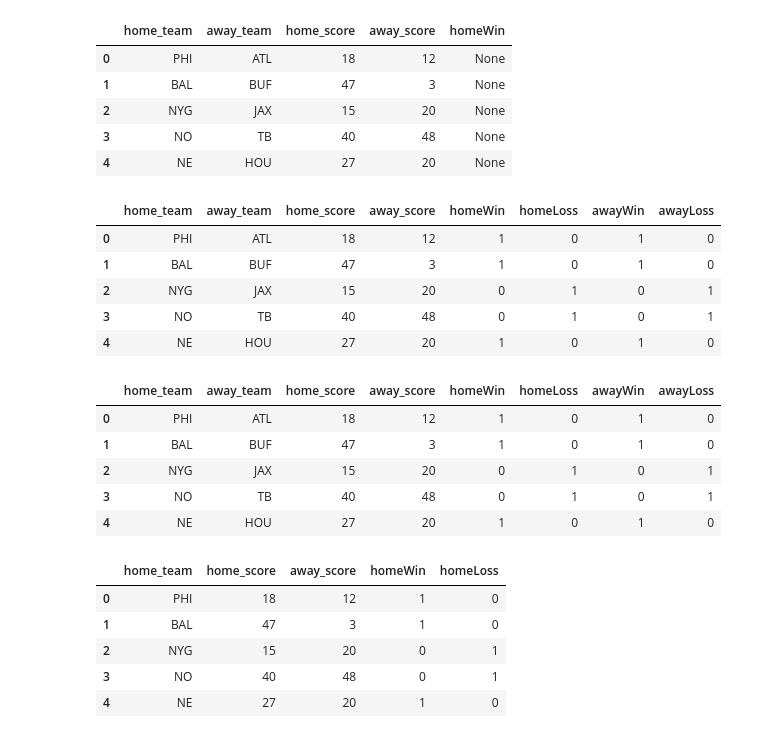
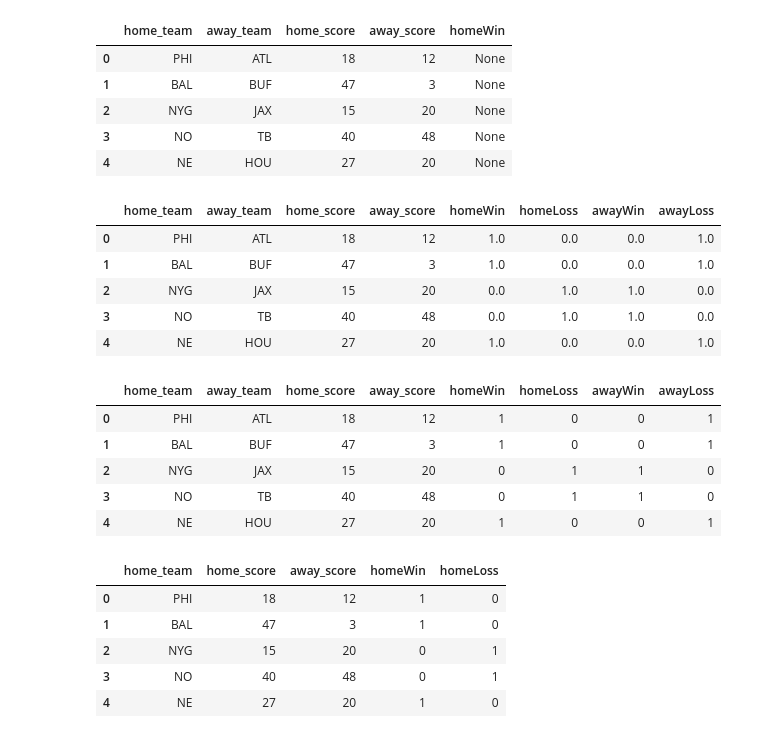
Before and after one commit to Mattyapolis/NFL-Home-Away-Analysis-, a Jupyter notebook: Home Score.ipynb, the cells around one changed output. Drawn from its saved outputs; the diff is of its cells as text; code cells hidden in the pictures.

```diff
--- a/Home Score.ipynb
+++ b/Home Score.ipynb
@@ -18,26 +18,38 @@ cleanDF2.head()
 # %%
 #generate a variable counting wins and losses for home and away teams
 
+#homeWin = home_team winning at home = 1
 cleanDF2.loc[cleanDF2['home_score'] > cleanDF2['away_score'], 'homeWin'] = 1
+#homeWin = home_team losing at home = 0
 cleanDF2.loc[cleanDF2['home_score'] < cleanDF2['away_score'], 'homeWin'] = 0
-cleanDF2.loc[cleanDF2['home_score'] == cleanDF2['away_score'], 'homeWin'] = 0
+#homeWin = home_team tieing at home = 0.5
+cleanDF2.loc[cleanDF2['home_score'] == cleanDF2['away_score'], 'homeWin'] = 0.5
+#homeLoss = home_team losing at home = 1
 cleanDF2.loc[cleanDF2['home_score'] < cleanDF2['away_score'], 'homeLoss'] = 1
+#homeLoss = home_team winning at home = 0
 cleanDF2.loc[cleanDF2['home_score'] > cleanDF2['away_score'], 'homeLoss'] = 0
-cleanDF2.loc[cleanDF2['home_score'] == cleanDF2['away_score'], 'homeLoss'] = 0
-cleanDF2.loc[cleanDF2['home_score'] > cleanDF2['away_score'], 'awayWin'] = 1
-cleanDF2.loc[cleanDF2['home_score'] < cleanDF2['away_score'], 'awayWin'] = 0
-cleanDF2.loc[cleanDF2['home_score'] == cleanDF2['away_score'], 'awayWin'] = 0
-cleanDF2.loc[cleanDF2['home_score'] < cleanDF2['away_score'], 'awayLoss'] = 1
-cleanDF2.loc[cleanDF2['home_score'] > cleanDF2['away_score'], 'awayLoss'] = 0
-cleanDF2.loc[cleanDF2['home_score'] == cleanDF2['away_score'], 'awayLoss'] = 0
+#homeLoss = home_team tieing at home = 0.5
+cleanDF2.loc[cleanDF2['home_score'] == cleanDF2['away_score'], 'homeLoss'] = 0.5
+#awayWin = away_team losing away = 0
+cleanDF2.loc[cleanDF2['home_score'] > cleanDF2['away_score'], 'awayWin'] = 0
+#awayWin = away_team winning away = 1
+cleanDF2.loc[cleanDF2['home_score'] < cleanDF2['away_score'], 'awayWin'] = 1
+#awayWin = away_team tieing away = 0.5
+cleanDF2.loc[cleanDF2['home_score'] == cleanDF2['away_score'], 'awayWin'] = 0.5
+#awayloss = away_team winning away = 0
+cleanDF2.loc[cleanDF2['home_score'] < cleanDF2['away_score'], 'awayLoss'] = 0
+#awayloss = away_team losing away = 1
+cleanDF2.loc[cleanDF2['home_score'] > cleanDF2['away_score'], 'awayLoss'] = 1
+#awayloss = away_team tieing away = 0.5
+cleanDF2.loc[cleanDF2['home_score'] == cleanDF2['away_score'], 'awayLoss'] = 0.5
 cleanDF2.head()
 # %% [output]
 |  | home_team | away_team | home_score | away_score | homeWin | homeLoss | awayWin | awayLoss |
-| 0 | PHI | ATL | 18 | 12 | 1 | 0 | 1 | 0 |
-| 1 | BAL | BUF | 47 | 3 | 1 | 0 | 1 | 0 |
-| 2 | NYG | JAX | 15 | 20 | 0 | 1 | 0 | 1 |
-| 3 | NO | TB | 40 | 48 | 0 | 1 | 0 | 1 |
-| 4 | NE | HOU | 27 | 20 | 1 | 0 | 1 | 0 |
+| 0 | PHI | ATL | 18 | 12 | 1.0 | 0.0 | 0.0 | 1.0 |
+| 1 | BAL | BUF | 47 | 3 | 1.0 | 0.0 | 0.0 | 1.0 |
+| 2 | NYG | JAX | 15 | 20 | 0.0 | 1.0 | 1.0 | 0.0 |
+| 3 | NO | TB | 40 | 48 | 0.0 | 1.0 | 1.0 | 0.0 |
+| 4 | NE | HOU | 27 | 20 | 1.0 | 0.0 | 0.0 | 1.0 |
 # %%
 
 
@@ -48,9 +60,9 @@ cleanDF2['awayWin'] = cleanDF2['awayWin'].astype(int)
 cleanDF2.head()
 # %% [output]
 |  | home_team | away_team | home_score | away_score | homeWin | homeLoss | awayWin | awayLoss |
-| 0 | PHI | ATL | 18 | 12 | 1 | 0 | 1 | 0 |
-| 1 | BAL | BUF | 47 | 3 | 1 | 0 | 1 | 0 |
-| 2 | NYG | JAX | 15 | 20 | 0 | 1 | 0 | 1 |
-| 3 | NO | TB | 40 | 48 | 0 | 1 | 0 | 1 |
-| 4 | NE | HOU | 27 | 20 | 1 | 0 | 1 | 0 |
+| 0 | PHI | ATL | 18 | 12 | 1 | 0 | 0 | 1 |
+| 1 | BAL | BUF | 47 | 3 | 1 | 0 | 0 | 1 |
+| 2 | NYG | JAX | 15 | 20 | 0 | 1 | 1 | 0 |
+| 3 | NO | TB | 40 | 48 | 0 | 1 | 1 | 0 |
+| 4 | NE | HOU | 27 | 20 | 1 | 0 | 0 | 1 |
 # %%
```
Also changed, not shown: parts of 13 cells of this notebook, 3 other files.
